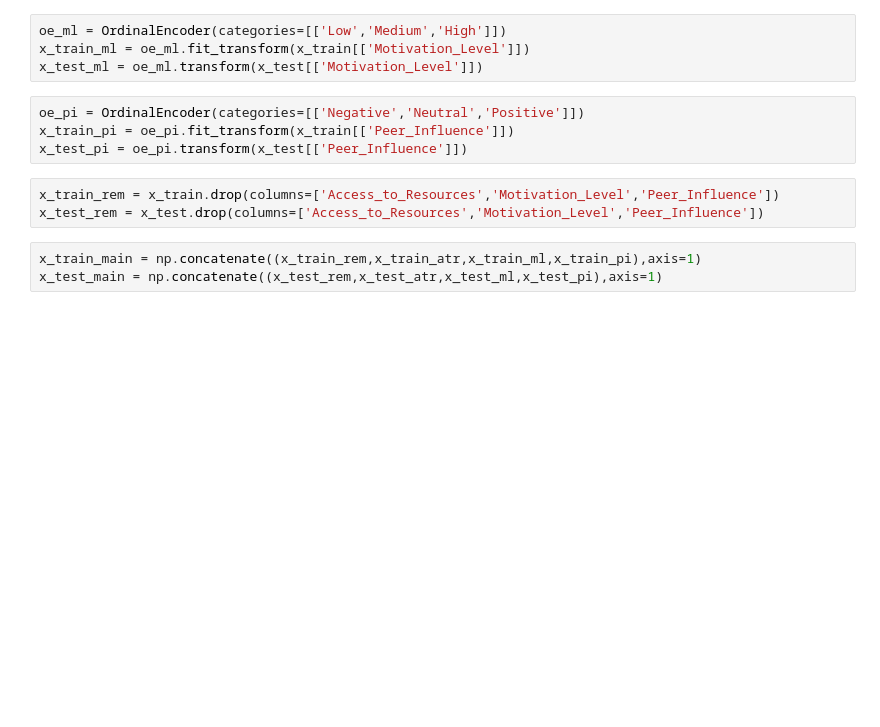
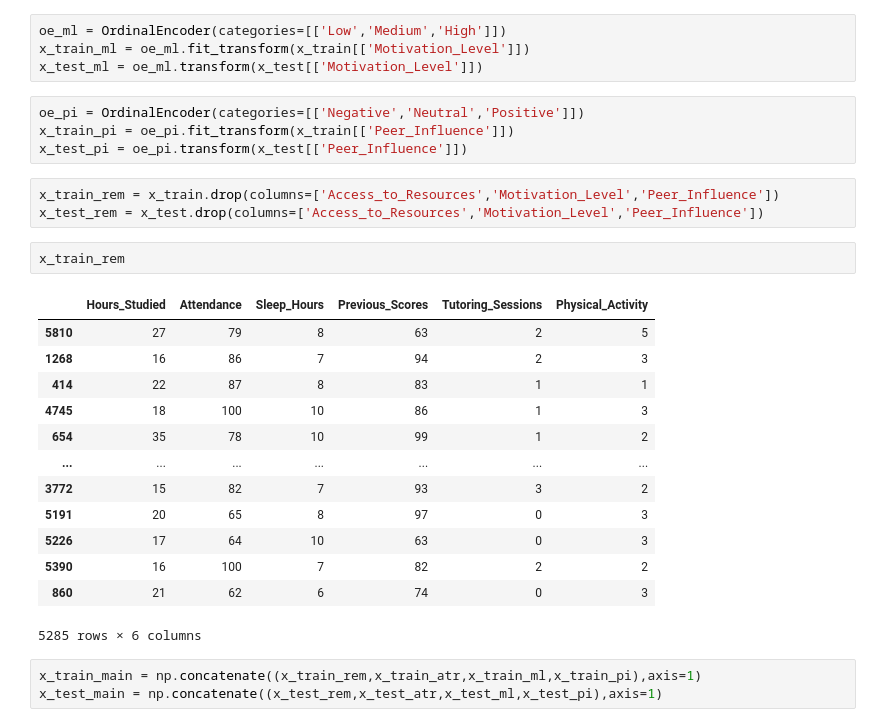
Before and after one commit to varunsingh034/Student_Exam_Score_pred, a Jupyter notebook: Project files/spf.ipynb, the cells around one changed output. Drawn from its saved outputs; the diff is of its cells as text; blank space fills up the shorter version.

```diff
--- a/Project files/spf.ipynb
+++ b/Project files/spf.ipynb
@@ -84,6 +84,22 @@ x_test_pi = oe_pi.transform(x_test[['Peer_Influence']])
 # %%
 x_train_rem = x_train.drop(columns=['Access_to_Resources','Motivation_Level','Peer_Influence'])
 x_test_rem = x_test.drop(columns=['Access_to_Resources','Motivation_Level','Peer_Influence'])
+# %%
+x_train_rem
+# %% [output]
+|  | Hours_Studied | Attendance | Sleep_Hours | Previous_Scores | Tutoring_Sessions | Physical_Activity |
+| 5810 | 27 | 79 | 8 | 63 | 2 | 5 |
+| 1268 | 16 | 86 | 7 | 94 | 2 | 3 |
+| 414 | 22 | 87 | 8 | 83 | 1 | 1 |
+| 4745 | 18 | 100 | 10 | 86 | 1 | 3 |
+| 654 | 35 | 78 | 10 | 99 | 1 | 2 |
+| ... | ... | ... | ... | ... | ... | ... |
+| 3772 | 15 | 82 | 7 | 93 | 3 | 2 |
+| 5191 | 20 | 65 | 8 | 97 | 0 | 3 |
+| 5226 | 17 | 64 | 10 | 63 | 0 | 3 |
+| 5390 | 16 | 100 | 7 | 82 | 2 | 2 |
+| 860 | 21 | 62 | 6 | 74 | 0 | 3 |
+5285 rows × 6 columns
 # %%
 x_train_main = np.concatenate((x_train_rem,x_train_atr,x_train_ml,x_train_pi),axis=1)
 x_test_main = np.concatenate((x_test_rem,x_test_atr,x_test_ml,x_test_pi),axis=1)
```
Also changed, not shown: parts of 3 cells of this notebook, 3 other files.
